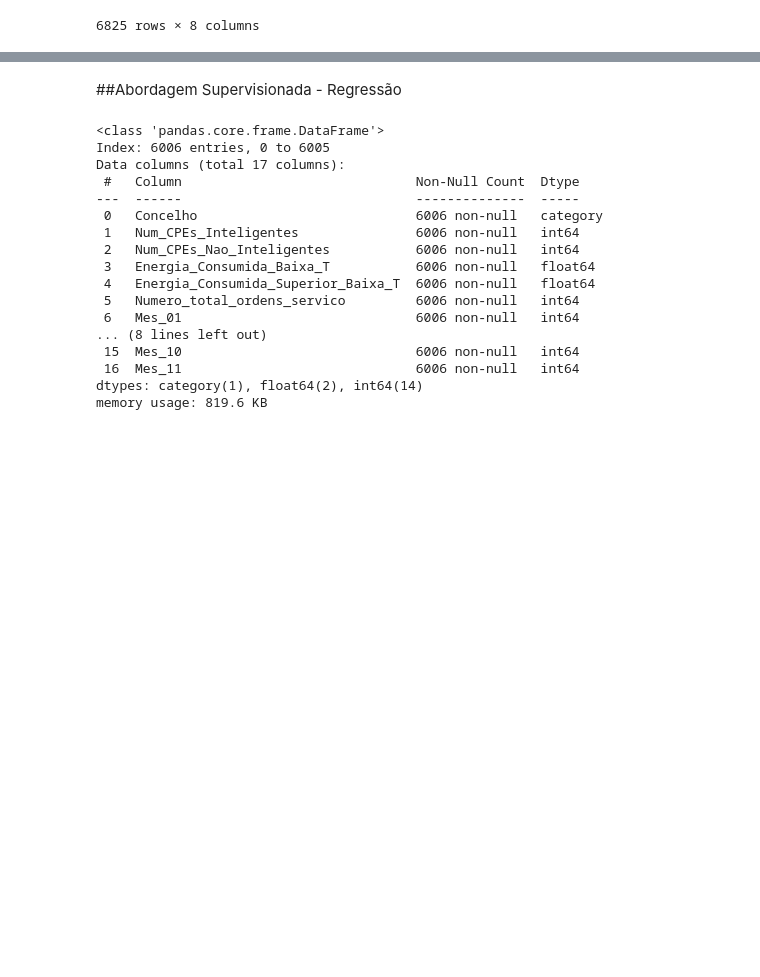
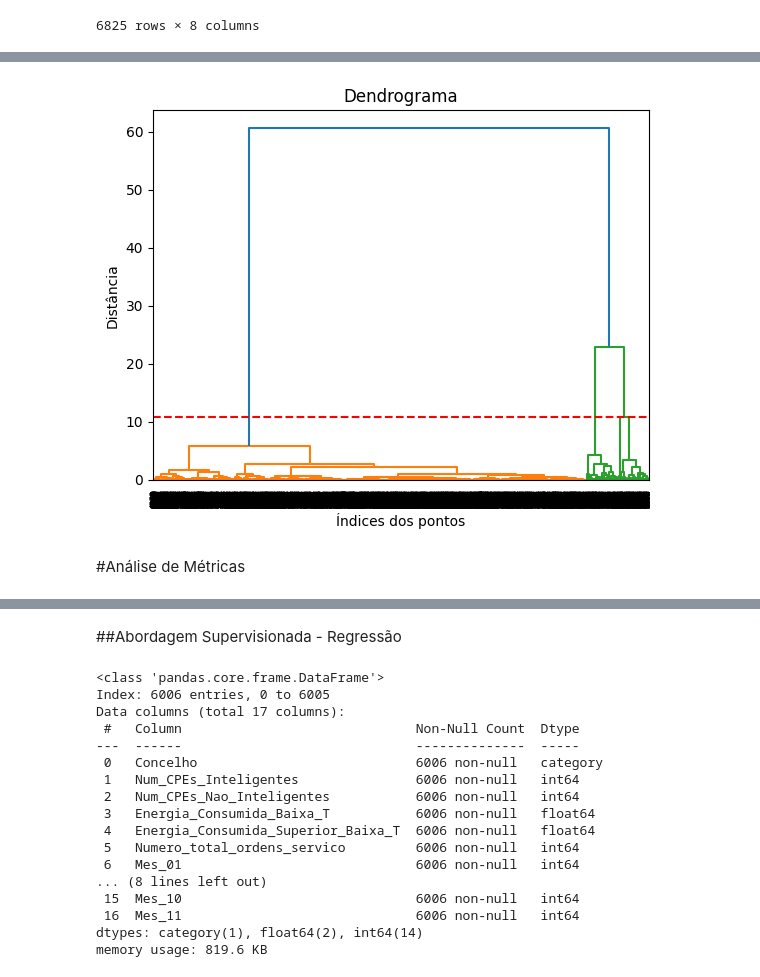
Before and after one commit to MikaZico36/DECDProject, a Jupyter notebook: DecdProject.ipynb, the cells around one changed output, grey strips where cells are left out. Cells and saved outputs as stored; diff of their text form; code cells hidden in the pictures; blank space fills up the shorter version.

```diff
--- a/DecdProject.ipynb
+++ b/DecdProject.ipynb
@@ -565,0 +605,35 @@ Cluster 0 - Número de membros: 4683
+# %%
+from scipy.cluster.hierarchy import dendrogram, linkage
+def plot_dendrogram(model, **kwargs):
+    counts = np.zeros(model.children_.shape[0])
+    n_samples = len(model.labels_)
+    for i, merge in enumerate(model.children_):
+        current_count = 0
+        for child_idx in merge:
+            if child_idx < n_samples:
+                current_count += 1
+            else:
+                current_count += counts[child_idx - n_samples]
+        counts[i] = current_count
+
+    linkage_matrix = np.column_stack(
+        [model.children_, model.distances_, counts]
+    ).astype(float)
+
+    dendrogram(linkage_matrix, **kwargs)
+# %%
+hierarchical_full = AgglomerativeClustering(n_clusters=None, distance_threshold=0).fit(pca_df)
+plot_dendrogram(hierarchical_full)
+plt.title('Dendrograma')
+plt.xlabel('Índices dos pontos')
+plt.ylabel('Distância')
+
+num_clusters = 4
+
+Z = linkage(pca_df, 'ward')
+plt.axhline(y=Z[-num_clusters+1, 2], color='r', linestyle='--')
+plt.show()
+# %% [output]
+[figure, added]
+# %% [markdown]
+#Análise de Métricas
```
Also changed, not shown: parts of 9 cells of this notebook.
